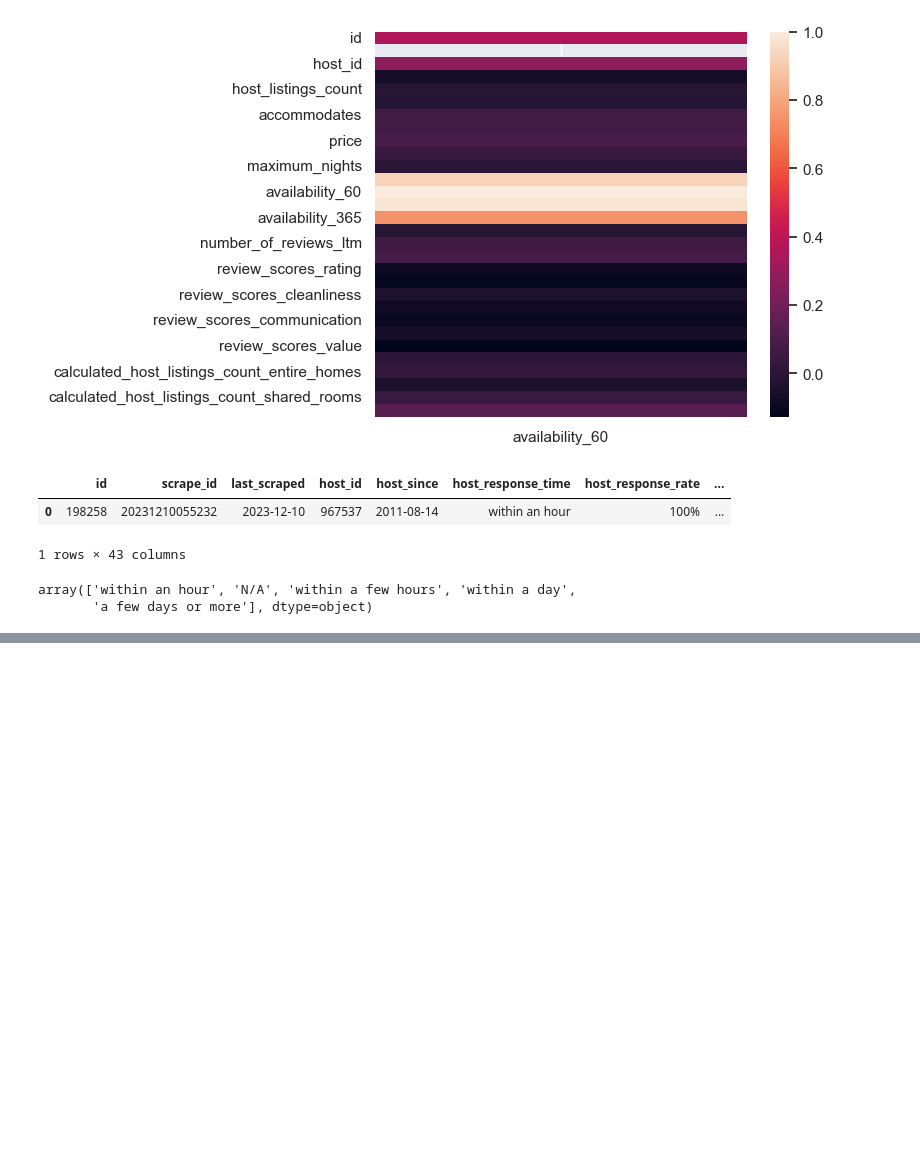
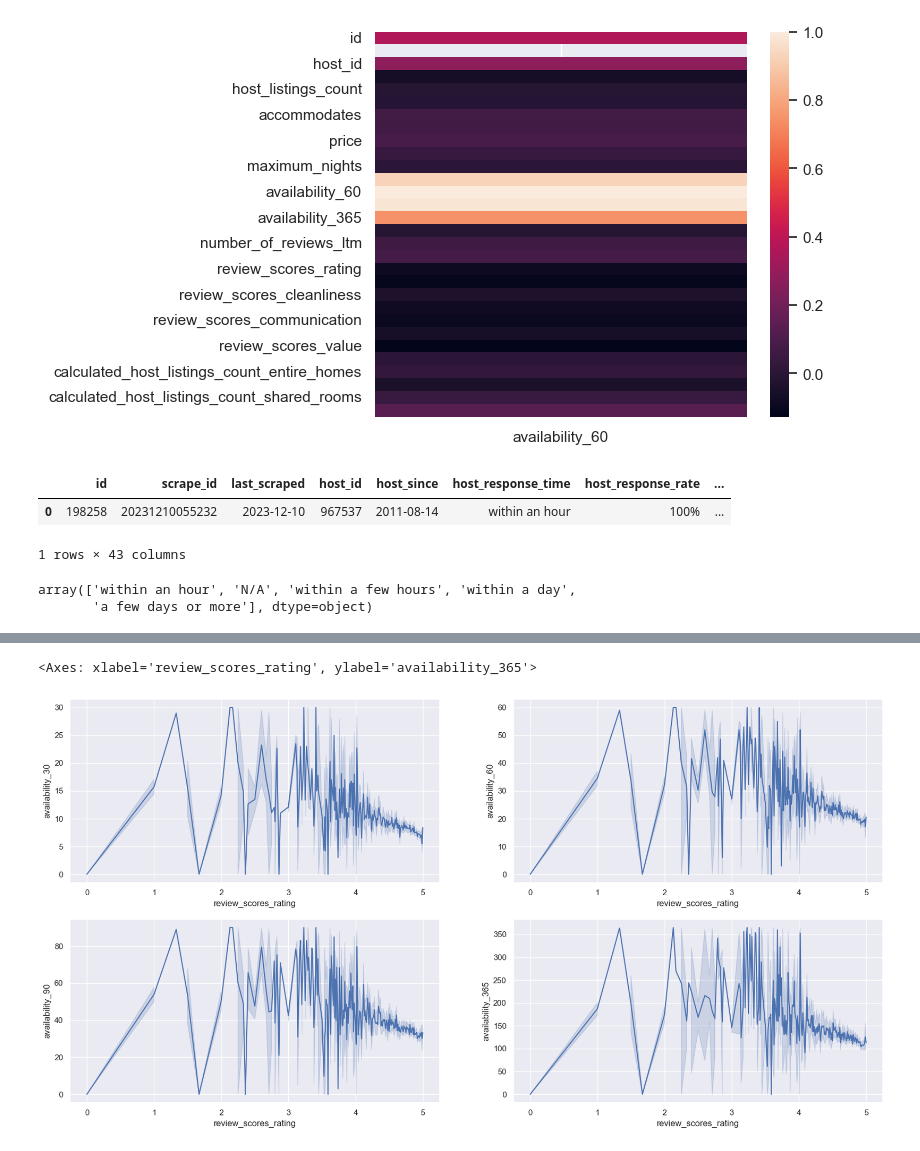
Before and after one commit to 18txm/inside-airbnb-vacancies, a Jupyter notebook: EDA Listing.ipynb, the cells around one changed output, grey strips where cells are left out. Cells and saved outputs as stored; diff of their text form; code cells hidden in the pictures; blank space fills up the shorter version.

Commit message:
EDA Listing Continued: Review Scores

```diff
--- a/EDA Listing.ipynb
+++ b/EDA Listing.ipynb
@@ -45,7 +45,7 @@ pd.set_option('display.float_format', lambda x: '%.2f' % x)
 rootPathThomas = "C:\\Users\\User\\Desktop\\Data Airbnb"
 rootPathThomasDesktop = "C:\\Users\\thoma\\Desktop\\Data Airbnb"
 
-dfListings = pd.read_csv(os.path.join(rootPathThomas, "listings.csv"))
+dfListings = pd.read_csv(os.path.join(rootPathThomasDesktop, "listings.csv"))
 # %%
 dfListings.head(5)
 # %% [output]
@@ -281,0 +281,28 @@ array(['within an hour', 'N/A', 'within a few hours', 'within a day',
+# %%
+dfListingsReviews = dfListings.filter(['id',
+                                       'host_id',
+                                       'minimum_nights',
+                                       'maximum_nights',
+                                       'availability_30',
+                                       'availability_60',
+                                       'availability_90',
+                                       'availability_365',
+                                       'has_availability',
+                                       'number_of_reviews',
+                                       'number_of_reviews_l30d',
+                                       'review_scores_rating',
+                                       'review_scores_accuracy',
+                                       'review_scores_cleanliness',
+                                       'review_scores_checkin',
+                                       'review_scores_communication',
+                                       'review_scores_location',
+                                       'review_scores_value',
+                                       'reviews_per_month']
+                                       , axis=1)
+
+
+dfListingsReviews = dfListingsReviews.dropna(subset=['has_availability'])
+dfListingsReviews['has_availability'] = dfListingsReviews['has_availability'].replace({"t": 1, "f": 0})
+# %%
+dfListingsReviews = dfListingsReviews.dropna()
+dfListingsReviews.info()
@@ -281,0 +327,11 @@ array(['within an hour', 'N/A', 'within a few hours', 'within a day',
+# %%
+# Univariate Analysis
+
+fig, ax =plt.subplots(2,2, figsize=(20,10))
+sns.lineplot(data=dfListingsReviews, x = "review_scores_rating", y="availability_30", ax=ax[0, 0])
+sns.lineplot(data=dfListingsReviews, x = "review_scores_rating", y="availability_60", ax=ax[0, 1])
+sns.lineplot(data=dfListingsReviews, x = "review_scores_rating", y="availability_90", ax=ax[1, 0])
+sns.lineplot(data=dfListingsReviews, x = "review_scores_rating", y="availability_365", ax=ax[1, 1])
+# %% [output]
+<Axes: xlabel='review_scores_rating', ylabel='availability_365'>
+[figure, added]
```
Also changed, not shown: parts of 4 cells of this notebook.
